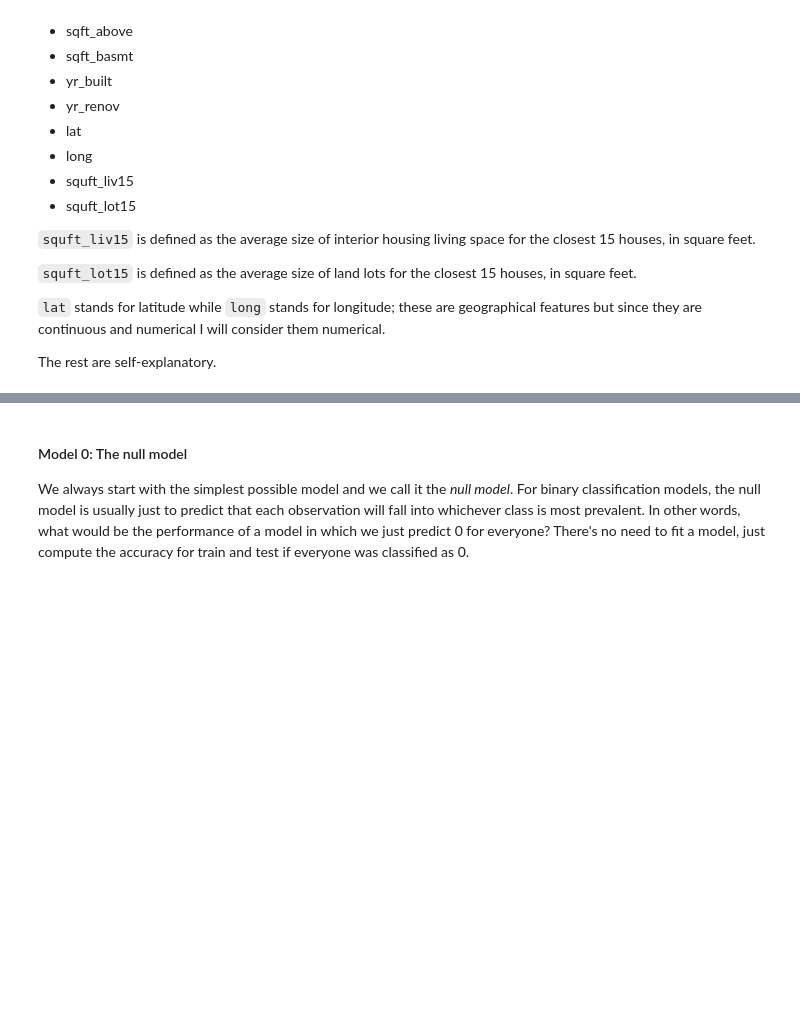
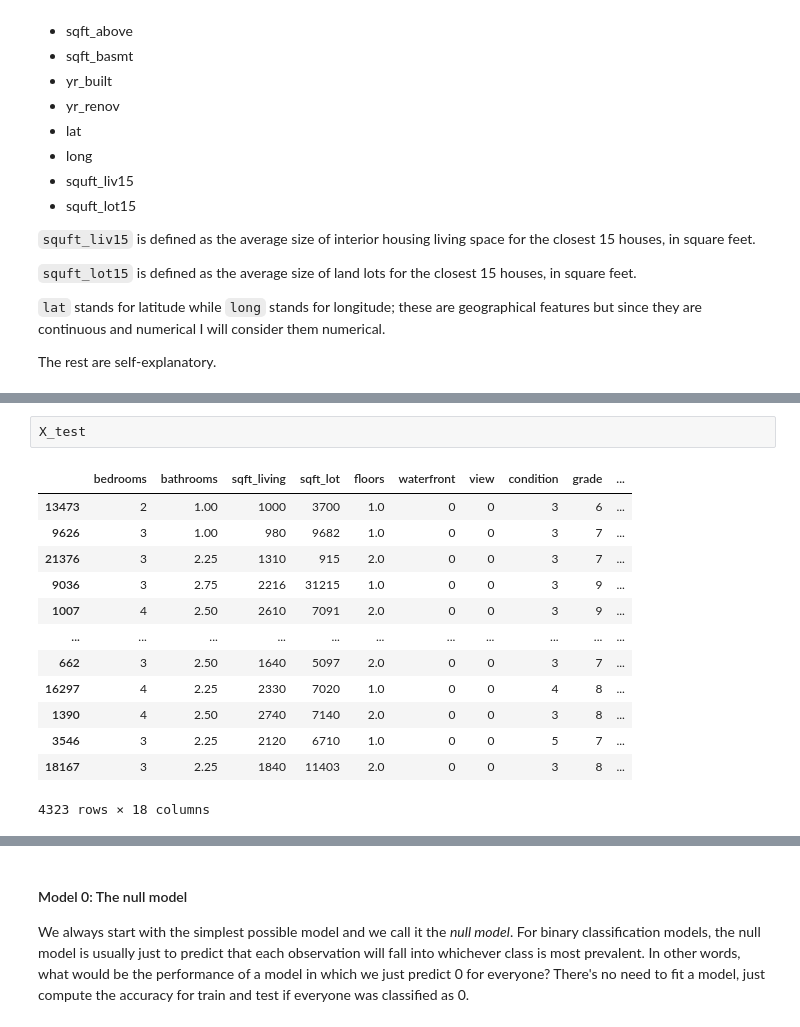
Before and after one commit to dimasmoosa/HW1_KC_HouseSales, a Jupyter notebook: aap_hw1_s22_sklearn.ipynb, the cells around one changed output, grey strips where cells are left out. Saved outputs shown, nothing was run; the diff lists cells and outputs as text; blank space fills up the shorter version.

```diff
--- a/aap_hw1_s22_sklearn.ipynb
+++ b/aap_hw1_s22_sklearn.ipynb
@@ -235,0 +362,16 @@ You are going to build a few different logistic regression models using all of t
+# %%
+X_test
+# %% [output]
+|  | bedrooms | bathrooms | sqft_living | sqft_lot | floors | waterfront | view | condition | grade | ... |
+| 13473 | 2 | 1.00 | 1000 | 3700 | 1.0 | 0 | 0 | 3 | 6 | ... |
+| 9626 | 3 | 1.00 | 980 | 9682 | 1.0 | 0 | 0 | 3 | 7 | ... |
+| 21376 | 3 | 2.25 | 1310 | 915 | 2.0 | 0 | 0 | 3 | 7 | ... |
+| 9036 | 3 | 2.75 | 2216 | 31215 | 1.0 | 0 | 0 | 3 | 9 | ... |
+| 1007 | 4 | 2.50 | 2610 | 7091 | 2.0 | 0 | 0 | 3 | 9 | ... |
+| ... | ... | ... | ... | ... | ... | ... | ... | ... | ... | ... |
+| 662 | 3 | 2.50 | 1640 | 5097 | 2.0 | 0 | 0 | 3 | 7 | ... |
+| 16297 | 4 | 2.25 | 2330 | 7020 | 1.0 | 0 | 0 | 4 | 8 | ... |
+| 1390 | 4 | 2.50 | 2740 | 7140 | 2.0 | 0 | 0 | 3 | 8 | ... |
+| 3546 | 3 | 2.25 | 2120 | 6710 | 1.0 | 0 | 0 | 5 | 7 | ... |
+| 18167 | 3 | 2.25 | 1840 | 11403 | 2.0 | 0 | 0 | 3 | 8 | ... |
+4323 rows × 18 columns
```
Also changed, not shown: parts of 27 cells of this notebook.
